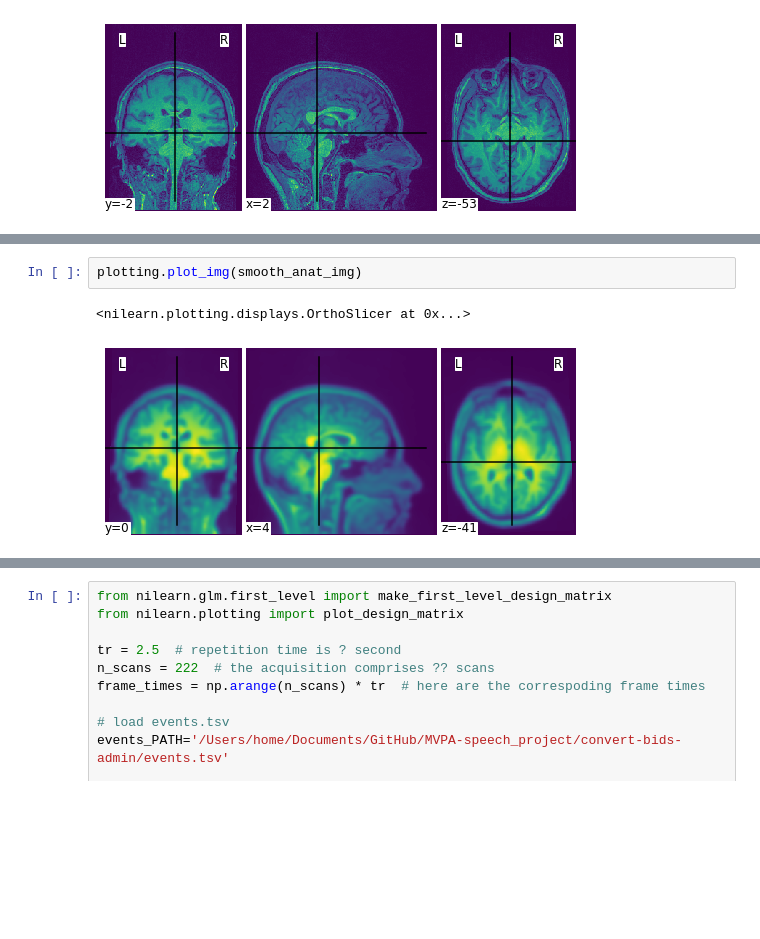
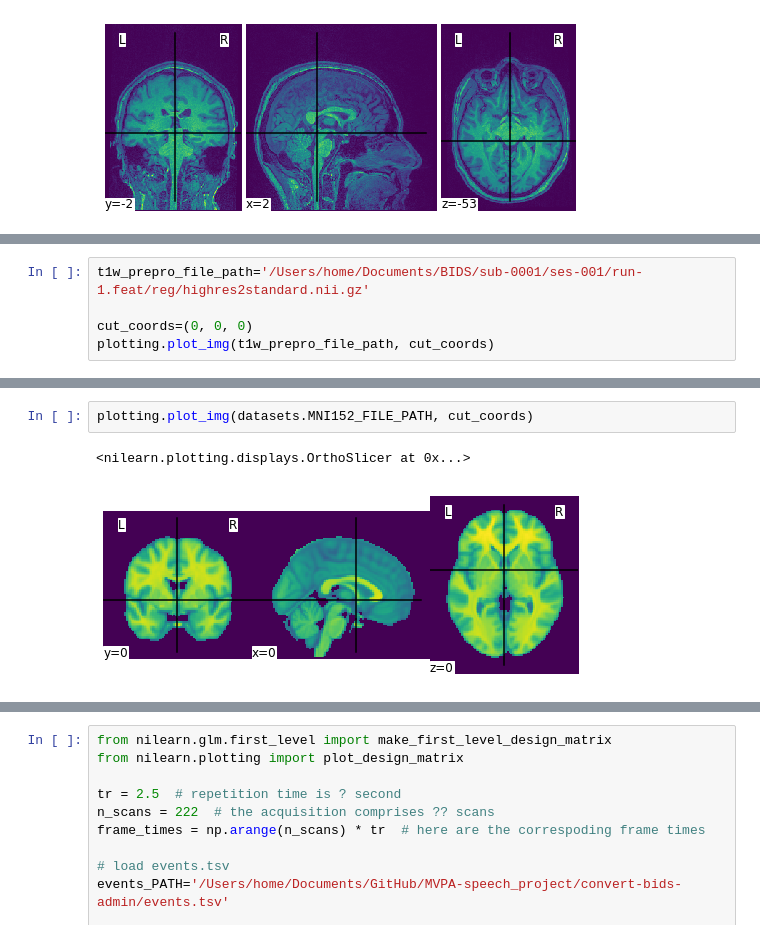
Before and after one commit to brunodireito/MVPA-speech_project, a Jupyter notebook: MVPA-project-admin/project_main.ipynb, the cells around one changed output, grey strips where cells are left out. Cells and saved outputs as stored; diff of their text form; blank space fills up the shorter version.

Commit message:
analysis of preprocessed data.

```diff
--- a/MVPA-project-admin/project_main.ipynb
+++ b/MVPA-project-admin/project_main.ipynb
@@ -24,0 +37,5 @@ smooth_anat_img = image.smooth_img(t1w_file_path, fwhm=6)
+# %%
+t1w_prepro_file_path='/Users/home/Documents/BIDS/sub-0001/ses-001/run-1.feat/reg/highres2standard.nii.gz'
+
+cut_coords=(0, 0, 0)
+plotting.plot_img(t1w_prepro_file_path, cut_coords)
@@ -25,5 +45,5 @@ smooth_anat_img = image.smooth_img(t1w_file_path, fwhm=6)
 # %%
-plotting.plot_img(smooth_anat_img)
+plotting.plot_img(datasets.MNI152_FILE_PATH, cut_coords)
 # %% [output]
 <nilearn.plotting.displays.OrthoSlicer at 0x...>
-[figure, old version]
+[figure, new version]
```
Also changed, not shown: parts of 8 cells of this notebook, 2 other files.
